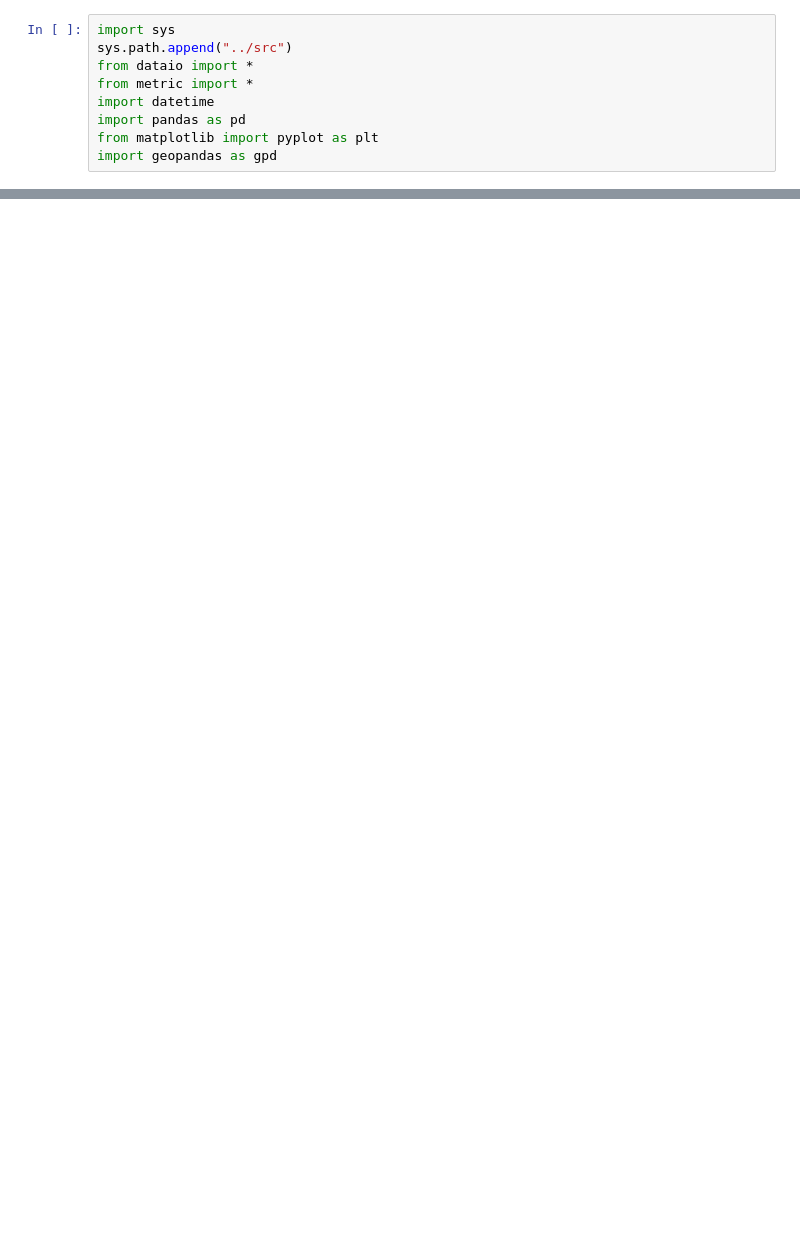
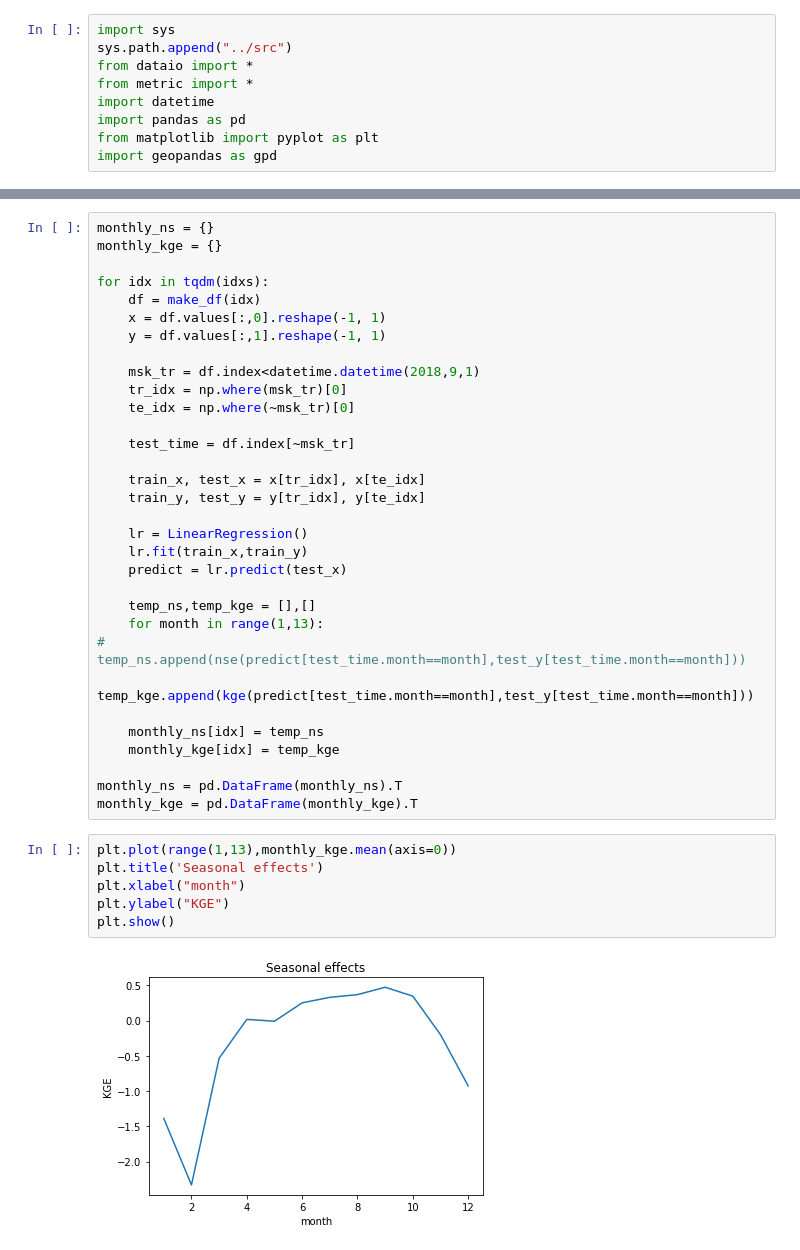
Before and after one commit to TristHas/Hydro, a Jupyter notebook: hydro_exp/2. CamaFlood Evaluation.ipynb, the cells around one changed output, grey strips where cells are left out. Cells and saved outputs as stored; diff of their text form; blank space fills up the shorter version.

```diff
--- a/hydro_exp/2. CamaFlood Evaluation.ipynb
+++ b/hydro_exp/2. CamaFlood Evaluation.ipynb
@@ -113,0 +81,40 @@ plt.show()
+# %%
+monthly_ns = {}
+monthly_kge = {}
+
+for idx in tqdm(idxs):
+    df = make_df(idx)
+    x = df.values[:,0].reshape(-1, 1)
+    y = df.values[:,1].reshape(-1, 1)
+
+    msk_tr = df.index<datetime.datetime(2018,9,1)
+    tr_idx = np.where(msk_tr)[0]
+    te_idx = np.where(~msk_tr)[0]
+
+    test_time = df.index[~msk_tr]
+
+    train_x, test_x = x[tr_idx], x[te_idx]
+    train_y, test_y = y[tr_idx], y[te_idx]
+
+    lr = LinearRegression()
+    lr.fit(train_x,train_y)
+    predict = lr.predict(test_x)
+
+    temp_ns,temp_kge = [],[]
+    for month in range(1,13):
+#         temp_ns.append(nse(predict[test_time.month==month],test_y[test_time.month==month]))
+        temp_kge.append(kge(predict[test_time.month==month],test_y[test_time.month==month]))
+
+    monthly_ns[idx] = temp_ns
+    monthly_kge[idx] = temp_kge
+
+monthly_ns = pd.DataFrame(monthly_ns).T
+monthly_kge = pd.DataFrame(monthly_kge).T
+# %%
+plt.plot(range(1,13),monthly_kge.mean(axis=0))
+plt.title('Seasonal effects')
+plt.xlabel("month")
+plt.ylabel("KGE")
+plt.show()
+# %% [output]
+[figure, added]
```
Also changed, not shown: parts of 23 cells of this notebook.
